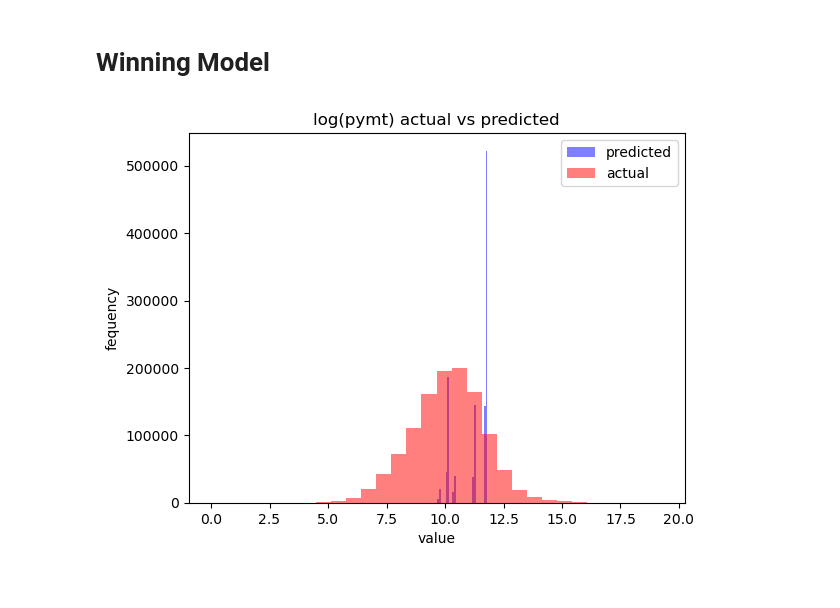
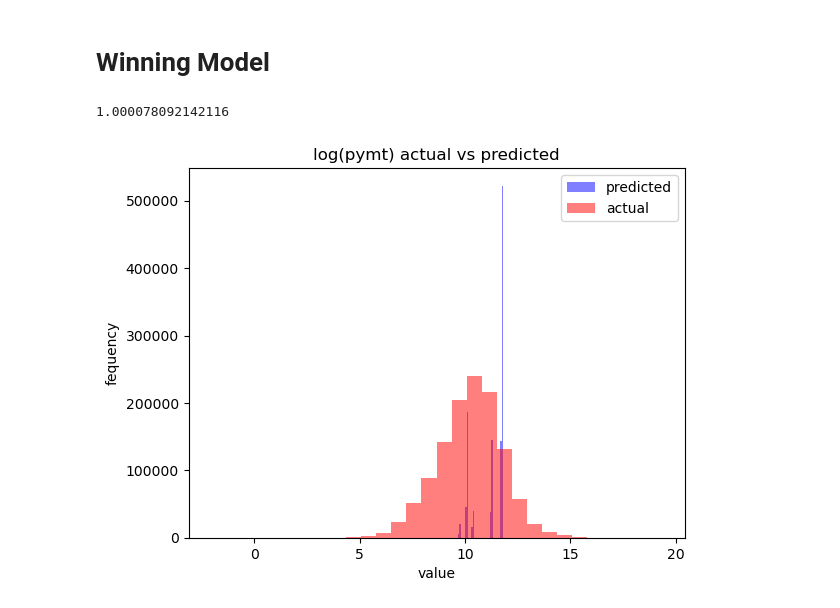
Before and after one commit to JennQQQ/Medicare-Project, a Jupyter notebook: Modeling/Modeling_Jenn_2_forward_glm.ipynb, the cells around one changed output. Cells and saved outputs as stored; diff of their text form; code cells hidden in the pictures.

Commit message:
deleted wrong scattor plot

```diff
--- a/Modeling/Modeling_Jenn_2_forward_glm.ipynb
+++ b/Modeling/Modeling_Jenn_2_forward_glm.ipynb
@@ -18,6 +18,7 @@ df_val = df_origin[df_origin['year']==2020].copy() # use 2020 data predict for 2
 df_val['year']=2021
 df_val['Is_Covid']=1
 actual_total_y = sum(df_origin[df_origin['year']==2021]['Tot_Mdcr_Pymt_Amt'])
+actual_y = df_origin[df_origin['year']==2021]['Tot_Mdcr_Pymt_Amt']
 actual_total_y
 # %% [output]
 109259516579.438
@@ -860,15 +861,17 @@ MODEL = smf.glm(
         ).fit()
 # %%
 y_pred = MODEL.predict(X_val)
-y_actual = X_val['Tot_Mdcr_Pymt_Amt']
+sum(y_pred)/actual_total_y
+# %% [output]
+1.000078092142116
 # %%
 plt.hist(np.log(y_pred.apply(lambda x:x if x!=0 else 1)), bins=30, alpha=0.5, color="blue", label="predicted")
-plt.hist(np.log(y_actual.apply(lambda x:x if x!=0 else 1)), bins=30, alpha=0.5, color='red',label='actual')
+plt.hist(np.log(actual_y.apply(lambda x:x if x!=0 else 1)), bins=30, alpha=0.5, color='red',label='actual')
 
 plt.legend()
 plt.xlabel('value')
 plt.ylabel('fequency')
 plt.title('log(pymt) actual vs predicted')
 plt.show()
 # %% [output]
-[figure, old version]
+[figure, new version]
```
Also changed, not shown: parts of 2 cells of this notebook, 1 other file.
